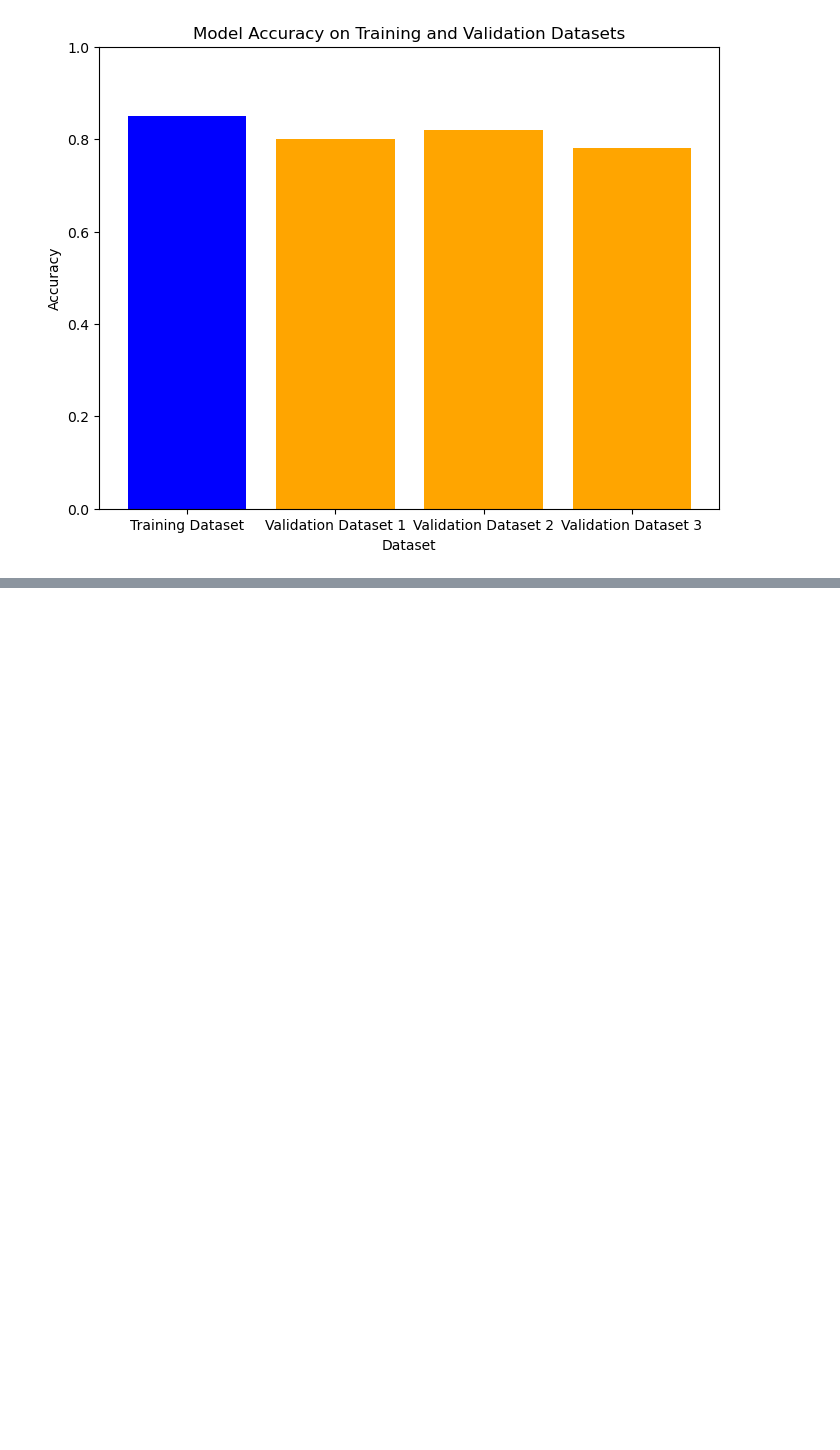
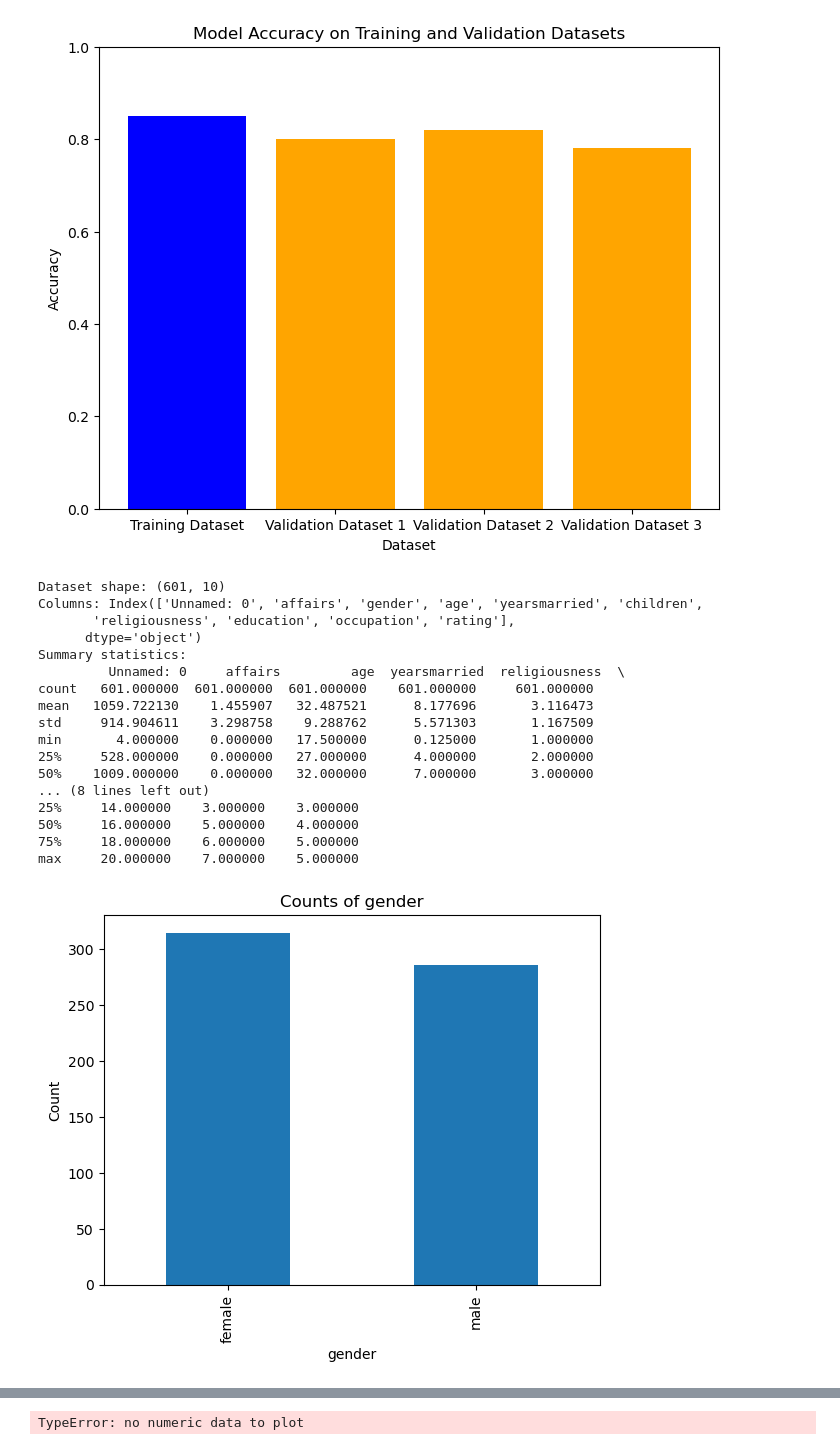
Before and after one commit to Aditya-CY/portfolio-p1-initial-repository, a Jupyter notebook: Portfolio 4/Portfolio 4_Affairs.ipynb, the cells around one changed output, grey strips where cells are left out. Saved outputs shown, nothing was run; the diff lists cells and outputs as text; code cells hidden in the pictures; blank space fills up the shorter version.

```diff
--- a/Portfolio 4/Portfolio 4_Affairs.ipynb
+++ b/Portfolio 4/Portfolio 4_Affairs.ipynb
@@ -898,3 +983,76 @@ plt.ylim([0, 1])  # Set the y-axis limits
 plt.show()
 # %% [output]
 [figure]
+# %%
+import pandas as pd
+import matplotlib.pyplot as plt
+import seaborn as sns
+
+# Load the dataset
+df = pd.read_csv('Files/Affairs.csv')
+
+# Data exploration
+print("Dataset shape:", df.shape)
+print("Columns:", df.columns)
+print("Summary statistics:\n", df.describe())
+
+# Visualize categorical variables with bar plots
+categorical_vars = ['gender', 'occupation', 'education']
+for var in categorical_vars:
+    df[var].value_counts().plot(kind='bar')
+    plt.title(f'Counts of {var}')
+    plt.xlabel(var)
+    plt.ylabel('Count')
+    plt.show()
+
+# Visualize numerical variables with histograms
+numerical_vars = ['age', 'yearsmarried', 'children', 'religiousness', 'rating']
+for var in numerical_vars:
+    df[var].plot(kind='hist', bins=20)
+    plt.title(f'Histogram of {var}')
+    plt.xlabel(var)
+    plt.ylabel('Frequency')
+    plt.show()
+
+# Box plots for numerical variables by affair status
+numerical_vars = ['age', 'yearsmarried', 'children', 'religiousness', 'rating']
+for var in numerical_vars:
+    plt.figure(figsize=(8, 6))
+    sns.boxplot(x='affair', y=var, df=data)
+    plt.title(f'Box plot of {var} by affair status')
+    plt.xlabel('Affair')
+    plt.ylabel(var)
+    plt.show()
+
+# Conclusion
+# From the data visualizations and box plots, we can make the following observations:
+# - Gender: The dataset contains a relatively balanced distribution of male and female respondents.
+# - Occupation: The most common occupation is 'business', followed by 'management' and 'teaching'.
+# - Education: The dataset consists of respondents with various education levels, with 'university' being the most common.
+# - Age: The age distribution is approximately normally distributed with a peak around 30-35 years.
+# - Years Married: The majority of respondents have been married for 5-15 years, with some variation.
+# - Children: Most respondents have 0-2 children, with fewer respondents having more than 2 children.
+# - Religiousness: The dataset includes respondents with varying levels of religiousness, with a slight skew towards higher levels.
+# - Rating: The distribution of relationship ratings is centered around the higher end of the scale, indicating generally positive ratings.
+# - Box Plots: The box plots show the distribution of numerical variables by affair status. They indicate that variables such as age, years married, and religiousness may have some differences between respondents who had affairs and those who did not. Further statistical analysis can provide more insights.
+
+# Additional analysis and modeling can be performed based on the specific research question or objective.
+# %% [output]
+Dataset shape: (601, 10)
+Columns: Index(['Unnamed: 0', 'affairs', 'gender', 'age', 'yearsmarried', 'children',
+       'religiousness', 'education', 'occupation', 'rating'],
+      dtype='object')
+Summary statistics:
+         Unnamed: 0     affairs         age  yearsmarried  religiousness  \
+count   601.000000  601.000000  601.000000    601.000000     601.000000
+mean   1059.722130    1.455907   32.487521      8.177696       3.116473
+std     914.904611    3.298758    9.288762      5.571303       1.167509
+min       4.000000    0.000000   17.500000      0.125000       1.000000
+25%     528.000000    0.000000   27.000000      4.000000       2.000000
+50%    1009.000000    0.000000   32.000000      7.000000       3.000000
+... (8 lines left out)
+25%     14.000000    3.000000    3.000000
+50%     16.000000    5.000000    4.000000
+75%     18.000000    6.000000    5.000000
+max     20.000000    7.000000    5.000000
+[figure, added]
@@ -900,0 +1063 @@ plt.show()
+TypeError: no numeric data to plot
```
Also changed, not shown: parts of 5 cells of this notebook.
